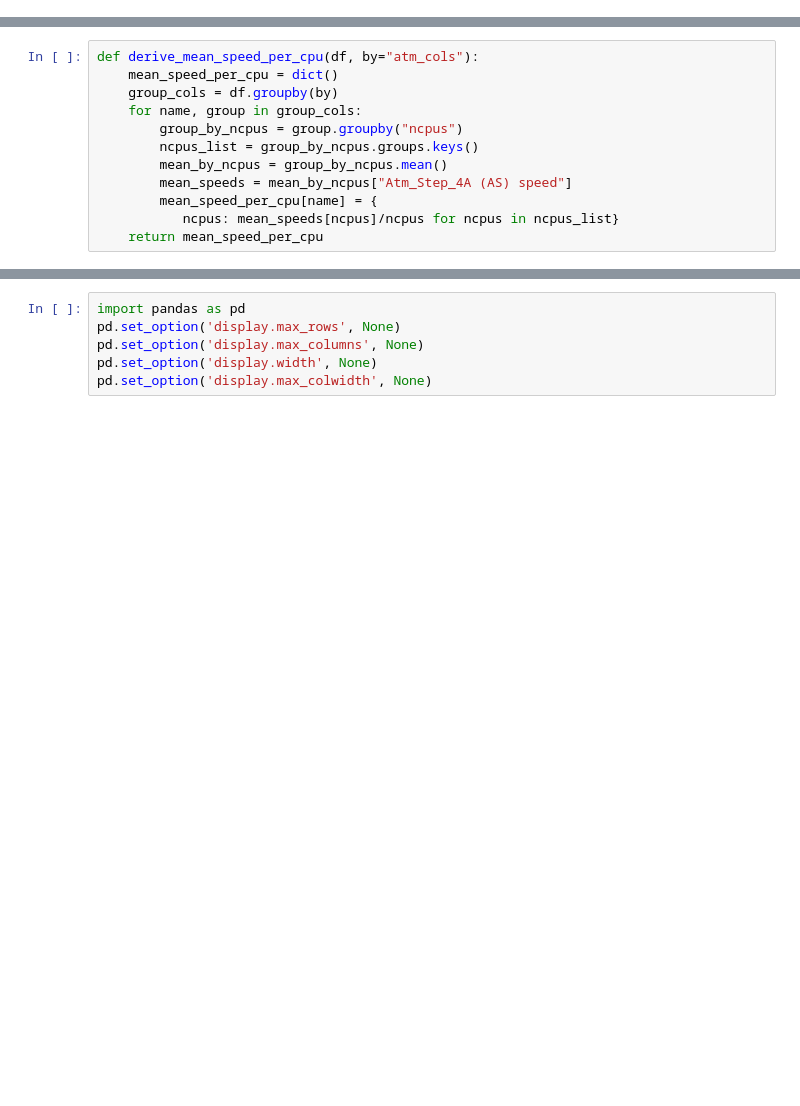
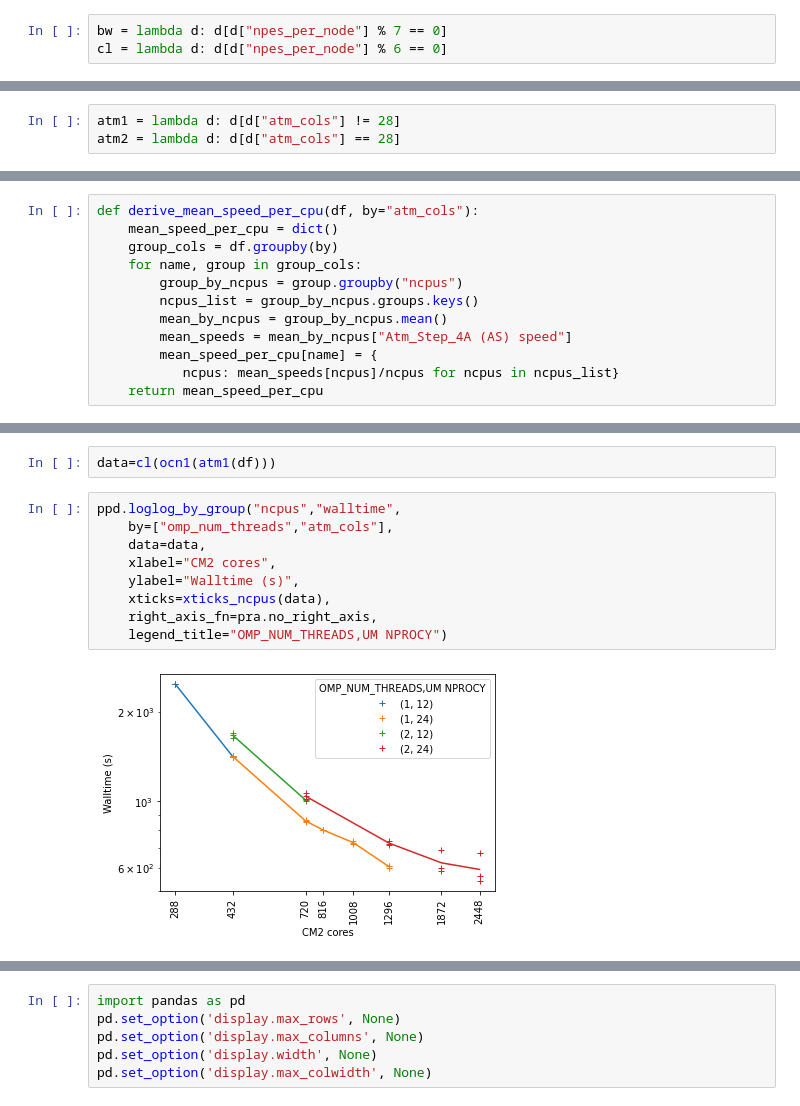
Before and after one commit to penguian/performance-analysis, a Jupyter notebook: plot_access_cm2_scaling.ipynb, the cells around one changed output, grey strips where cells are left out. Saved outputs shown, nothing was run; the diff lists cells and outputs as text; blank space fills up the shorter version.

```diff
--- a/plot_access_cm2_scaling.ipynb
+++ b/plot_access_cm2_scaling.ipynb
@@ -13,0 +16,3 @@ work_dir_list = glob.glob(work_dir_glob)
+# %%
+bw = lambda d: d[d["npes_per_node"] % 7 == 0]
+cl = lambda d: d[d["npes_per_node"] % 6 == 0]
@@ -14 +23,4 @@ work_dir_list = glob.glob(work_dir_glob)
+# %%
+atm1 = lambda d: d[d["atm_cols"] != 28]
+atm2 = lambda d: d[d["atm_cols"] == 28]
 # %%
@@ -408,0 +184,13 @@ UM Ranks Speedup
+# %%
+data=cl(ocn1(atm1(df)))
+# %%
+ppd.loglog_by_group("ncpus","walltime",
+    by=["omp_num_threads","atm_cols"],
+    data=data,
+    xlabel="CM2 cores",
+    ylabel="Walltime (s)",
+    xticks=xticks_ncpus(data),
+    right_axis_fn=pra.no_right_axis,
+    legend_title="OMP_NUM_THREADS,UM NPROCY")
+# %% [output]
+[figure, added]
```
Also changed, not shown: parts of 63 cells of this notebook.
